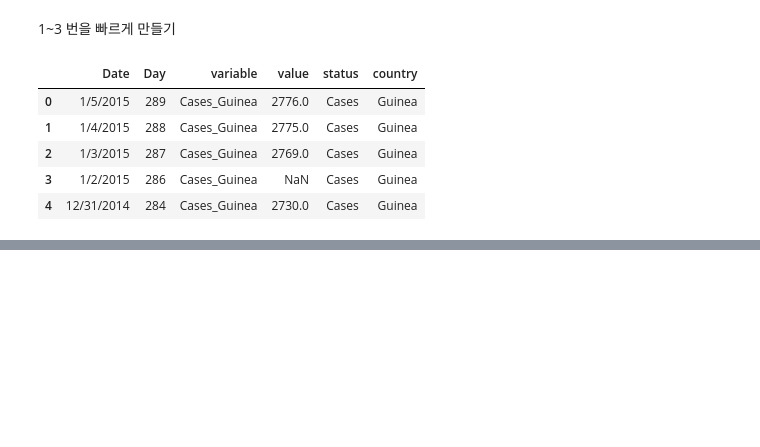
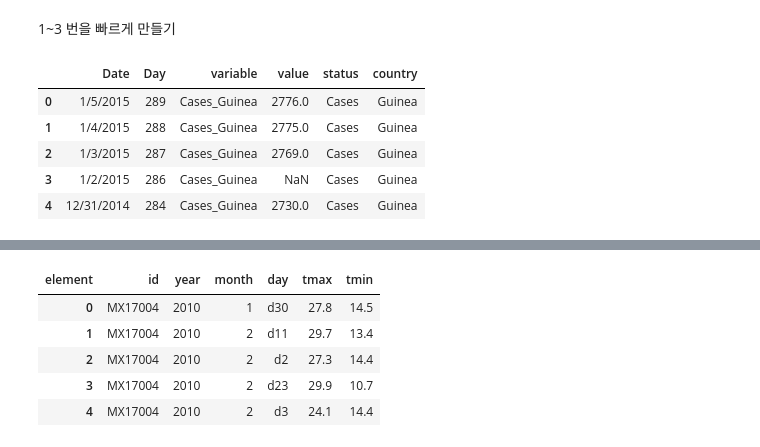
Before and after one commit to yleessam/hipython_rep, a Jupyter notebook: 14_데이터전처리.ipynb, the cells around one changed output, grey strips where cells are left out. Saved outputs shown, nothing was run; the diff lists cells and outputs as text; code cells hidden in the pictures; blank space fills up the shorter version.

```diff
--- a/14_데이터전처리.ipynb
+++ b/14_데이터전처리.ipynb
@@ -269,0 +336,10 @@ ebola_long_1.head()
+# %%
+weather_tidy_flat = weather_tidy.reset_index()
+weather_tidy_flat.head()
+# %% [output]
+| element | id | year | month | day | tmax | tmin |
+| 0 | MX17004 | 2010 | 1 | d30 | 27.8 | 14.5 |
+| 1 | MX17004 | 2010 | 2 | d11 | 29.7 | 13.4 |
+| 2 | MX17004 | 2010 | 2 | d2 | 27.3 | 14.4 |
+| 3 | MX17004 | 2010 | 2 | d23 | 29.9 | 10.7 |
+| 4 | MX17004 | 2010 | 2 | d3 | 24.1 | 14.4 |
```
Also changed, not shown: parts of 8 cells of this notebook.
